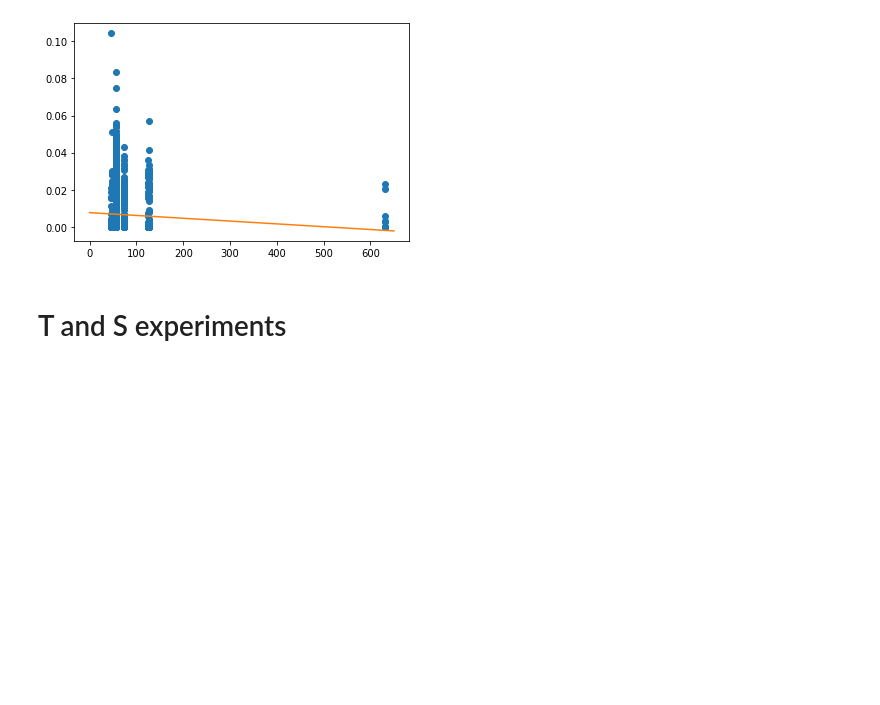
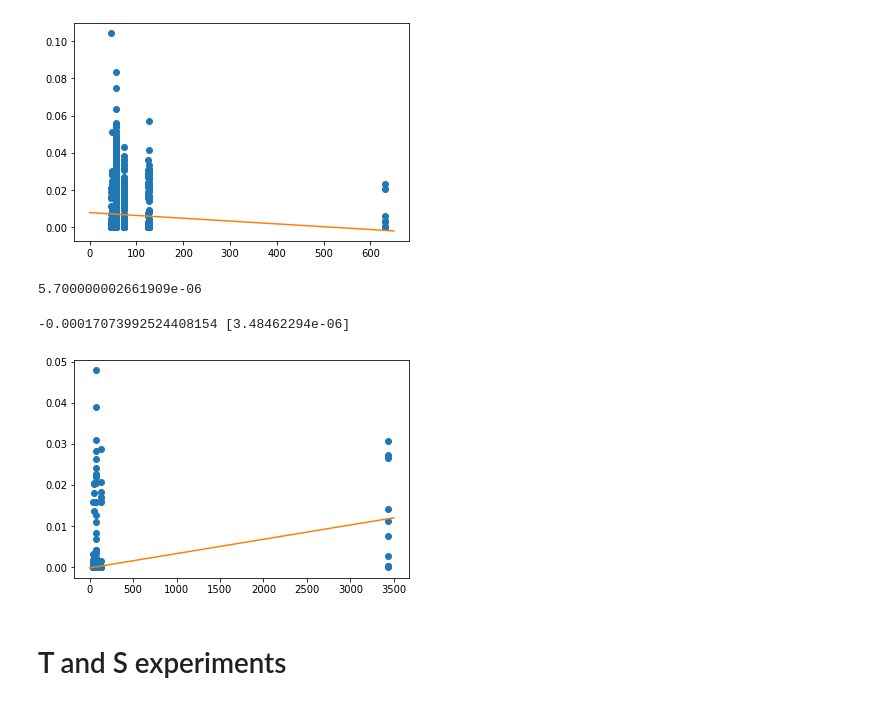
Before and after one commit to amonin7/knapsack_solution, a Jupyter notebook: Visualization.ipynb, the cells around one changed output. Drawn from its saved outputs; the diff is of its cells as text; code cells hidden in the pictures; blank space fills up the shorter version.

```diff
--- a/Visualization.ipynb
+++ b/Visualization.ipynb
@@ -434,0 +412,15 @@ plt.plot(x,y)
+# %%
+sndl[np.argmin(snds)]
+snds[np.argmin(snds)]
+# snds[snds < 0]
+# sorted(snds)
+# %% [output]
+5.700000002661909e-06
+# %%
+skm = lm.LinearRegression()
+# запускаем расчет параметров для указанных данных
+skm.fit(sndl.reshape(-1, 1), snds)
+# и выведем параметры рассчитанной модели
+print(skm.intercept_, skm.coef_)
+# %% [output]
+-0.00017073992524408154 [3.48462294e-06]
@@ -435,3 +430,13 @@ plt.plot(x,y)
+# %%
+curve = [skm.intercept_, skm.coef_[0]]
+x = np.linspace(0,3500,3500)
+y = np.array([curve[0] + i * curve[1] for i in x])
+
+plt.plot(sndl, snds, 'o')
+plt.plot(x,y)
+plt.show()
+# %% [output]
+[figure, added]
 # %% [markdown]
 # T and S experiments
 # %%
```
Also changed, not shown: parts of 12 cells of this notebook, 3 other files.
